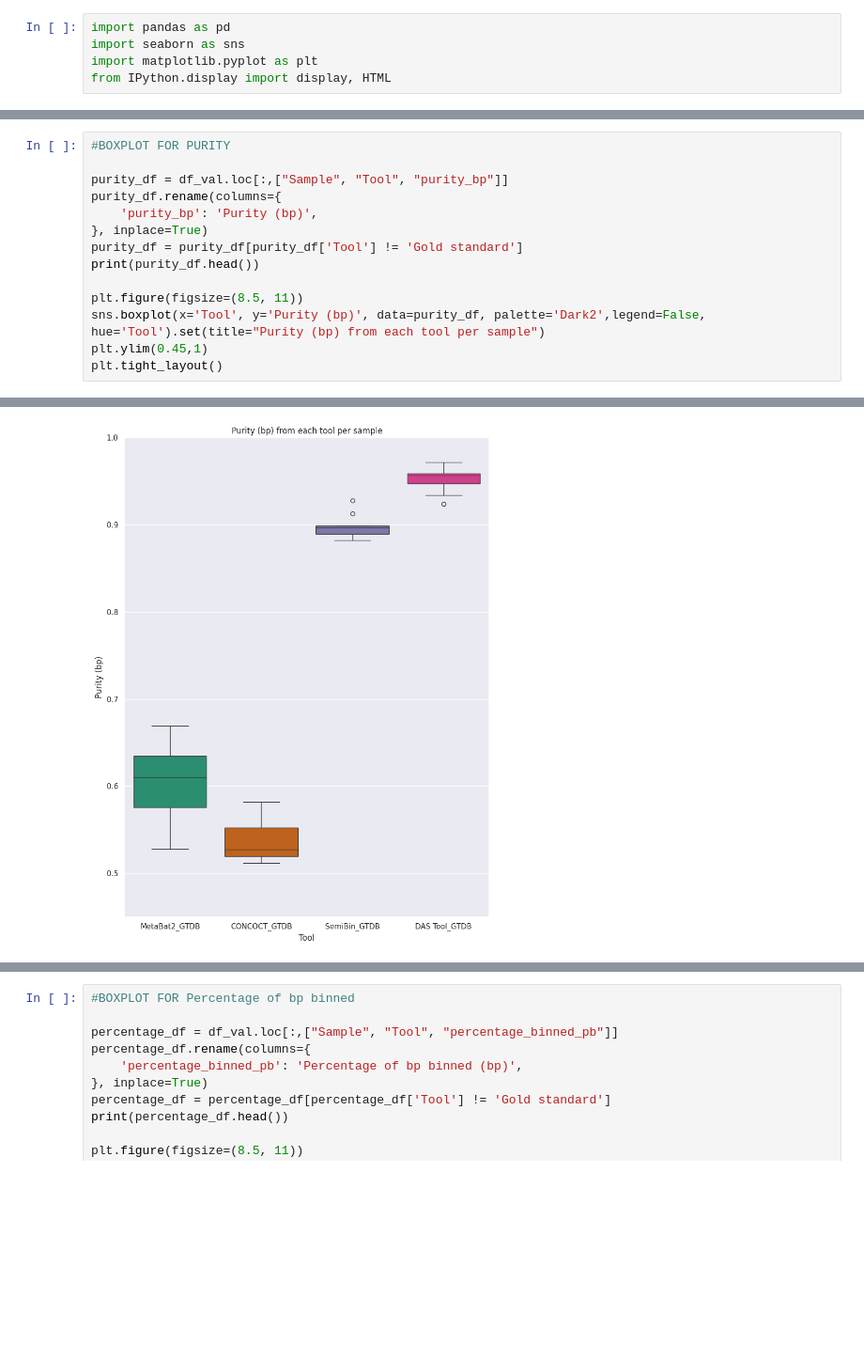
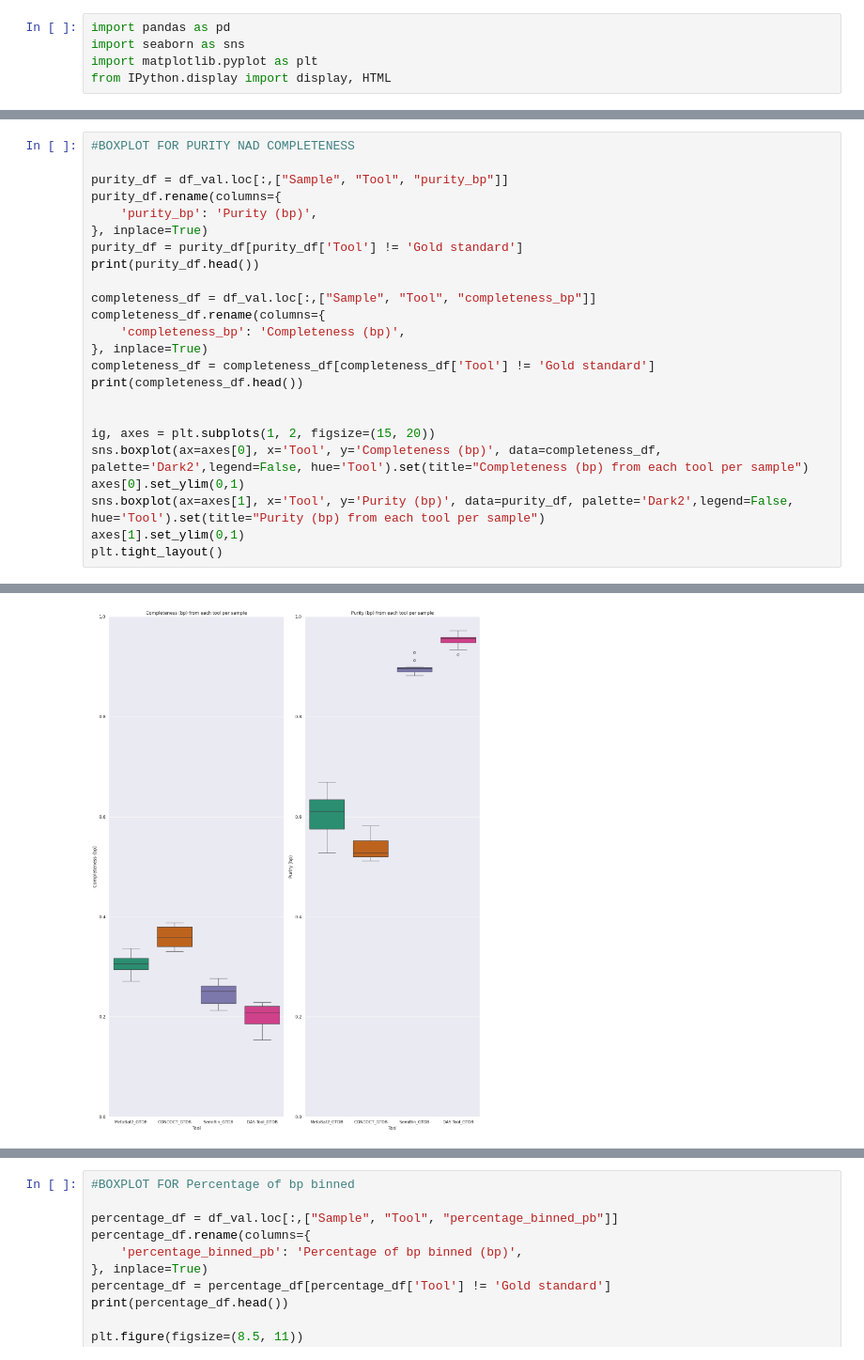
Before and after one commit to SantaMcCloud/Thesis, a Jupyter notebook: jupyternotebooks/plots.ipynb, the cells around one changed output, grey strips where cells are left out. Shown at 94% size. Cells and saved outputs as stored; diff of their text form; blank space fills up the shorter version.

```diff
--- a/jupyternotebooks/plots.ipynb
+++ b/jupyternotebooks/plots.ipynb
@@ -254,7 +254,7 @@ Index(['Tool', 'Purity (bp)', 'Completeness (bp)', 'Rand index (bp)',
 | Vamb fa045c0 (J1) | 0.885 | 0.615 | 0.999 | 0.744 | 0.702 |
 ... (8 outputs left out)
 # %%
-#BOXPLOT FOR PURITY
+#BOXPLOT FOR PURITY NAD COMPLETENESS
 
 purity_df = df_val.loc[:,["Sample", "Tool", "purity_bp"]]
 purity_df.rename(columns={
@@ -263,9 +263,19 @@ purity_df.rename(columns={
 purity_df = purity_df[purity_df['Tool'] != 'Gold standard']
 print(purity_df.head())
 
-plt.figure(figsize=(8.5, 11))
-sns.boxplot(x='Tool', y='Purity (bp)', data=purity_df, palette='Dark2',legend=False, hue='Tool').set(title="Purity (bp) from each tool per sample")
-plt.ylim(0.45,1)
+completeness_df = df_val.loc[:,["Sample", "Tool", "completeness_bp"]]
+completeness_df.rename(columns={
+    'completeness_bp': 'Completeness (bp)',
+}, inplace=True)
+completeness_df = completeness_df[completeness_df['Tool'] != 'Gold standard']
+print(completeness_df.head())
+
+
+ig, axes = plt.subplots(1, 2, figsize=(15, 20))
+sns.boxplot(ax=axes[0], x='Tool', y='Completeness (bp)', data=completeness_df, palette='Dark2',legend=False, hue='Tool').set(title="Completeness (bp) from each tool per sample")
+axes[0].set_ylim(0,1)
+sns.boxplot(ax=axes[1], x='Tool', y='Purity (bp)', data=purity_df, palette='Dark2',legend=False, hue='Tool').set(title="Purity (bp) from each tool per sample")
+axes[1].set_ylim(0,1)
 plt.tight_layout()
 # %% [output]
      Sample           Tool  Purity (bp)
@@ -277 +293 @@ plt.tight_layout()
-[figure, old version]
+[figure, new version]
```
Also changed, not shown: parts of 15 cells of this notebook, 3 other files.
